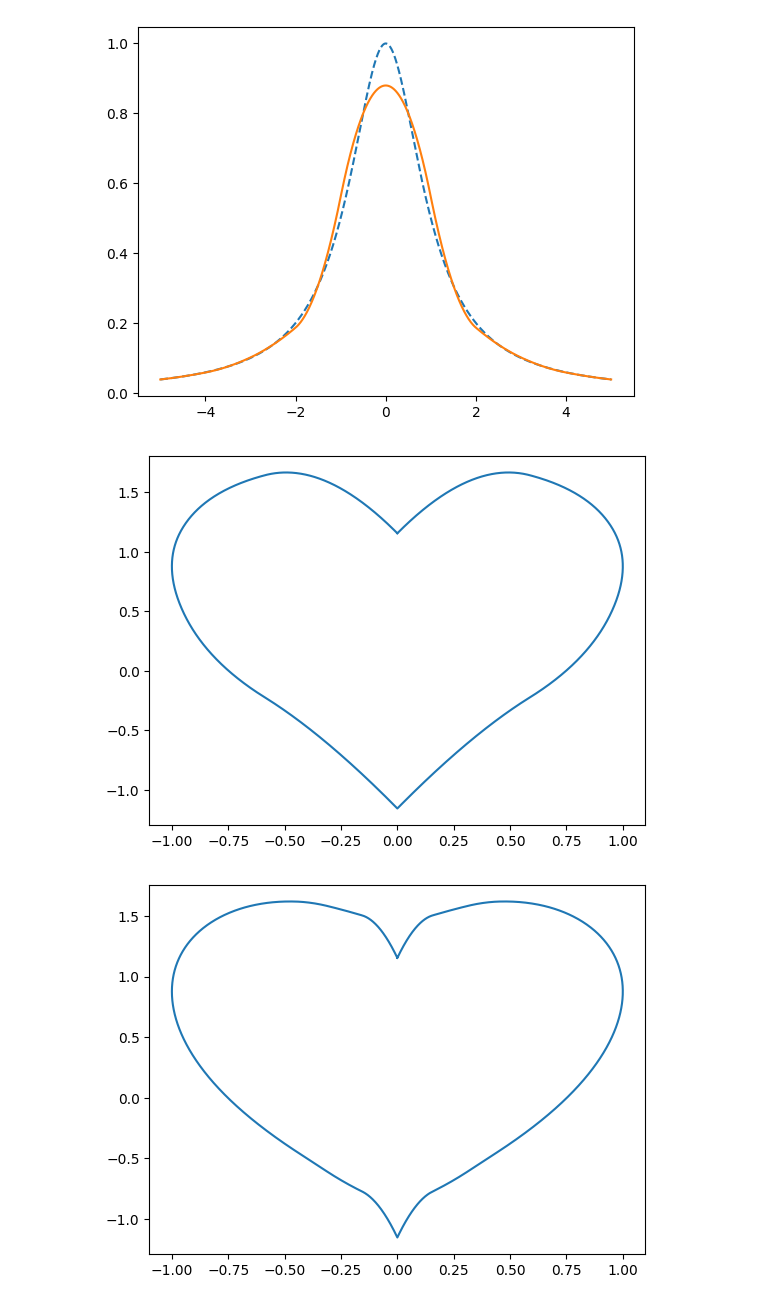
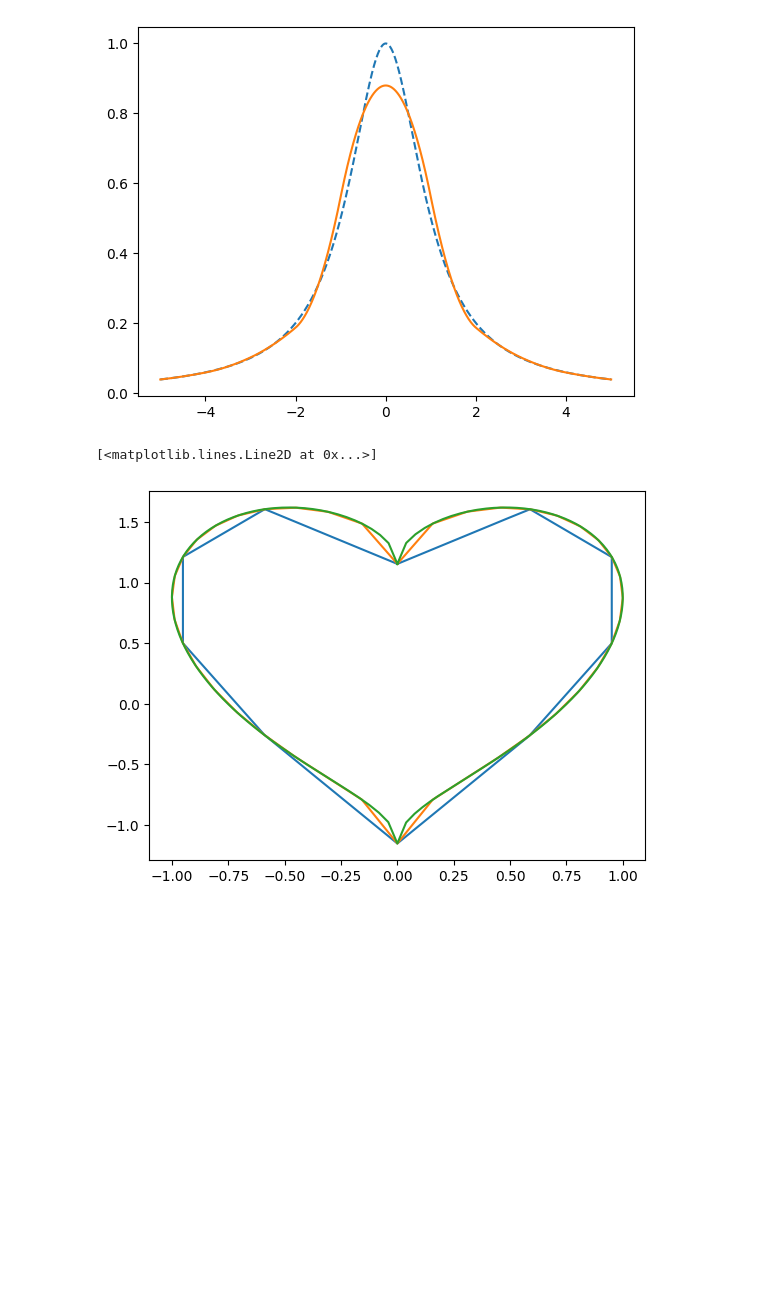
Before and after one commit to fr200110217102/na2022, a Jupyter notebook: HW3/SpinePlot.ipynb, the cells around one changed output. Saved outputs shown, nothing was run; the diff lists cells and outputs as text; code cells hidden in the pictures; blank space fills up the shorter version.

```diff
--- a/HW3/SpinePlot.ipynb
+++ b/HW3/SpinePlot.ipynb
@@ -188,20 +188,17 @@ plt.show()
 # %%
 import matplotlib.pyplot as plt
 import numpy as np
 import pandas as pd
 
-file8 = pd.read_csv("e1.csv")
-data = pd.DataFrame(file8)
+file1 = pd.read_csv("e1.csv")
+data = pd.DataFrame(file1)
 plt.plot(data['x'], data['y'])
-plt.show()
-file9 = pd.read_csv("e2.csv")
-data = pd.DataFrame(file9)
+file2 = pd.read_csv("e2.csv")
+data = pd.DataFrame(file2)
 plt.plot(data['x'], data['y'])
-plt.show()
-file10 = pd.read_csv("e3.csv")
-data = pd.DataFrame(file10)
+file3 = pd.read_csv("e3.csv")
+data = pd.DataFrame(file3)
 plt.plot(data['x'], data['y'])
-plt.show()
 # %% [output]
+[<matplotlib.lines.Line2D at 0x...>]
-[figure, old version]
+[figure, new version]
-[figure, removed]
```
Also changed, not shown: parts of 3 cells of this notebook, 27 other files.
